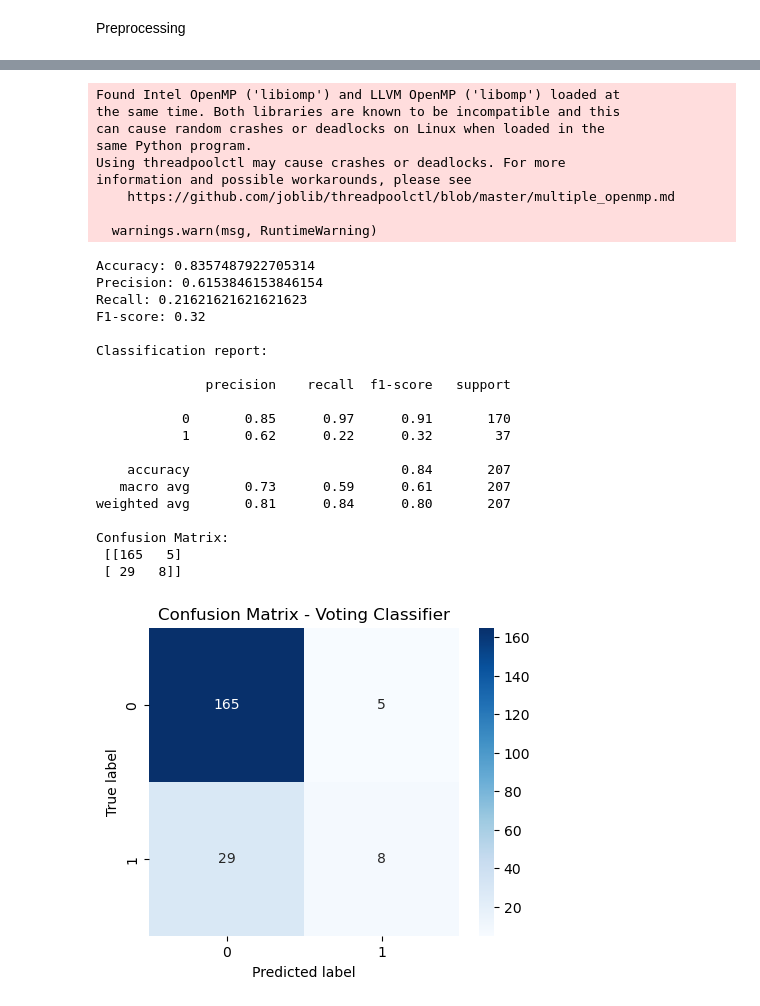
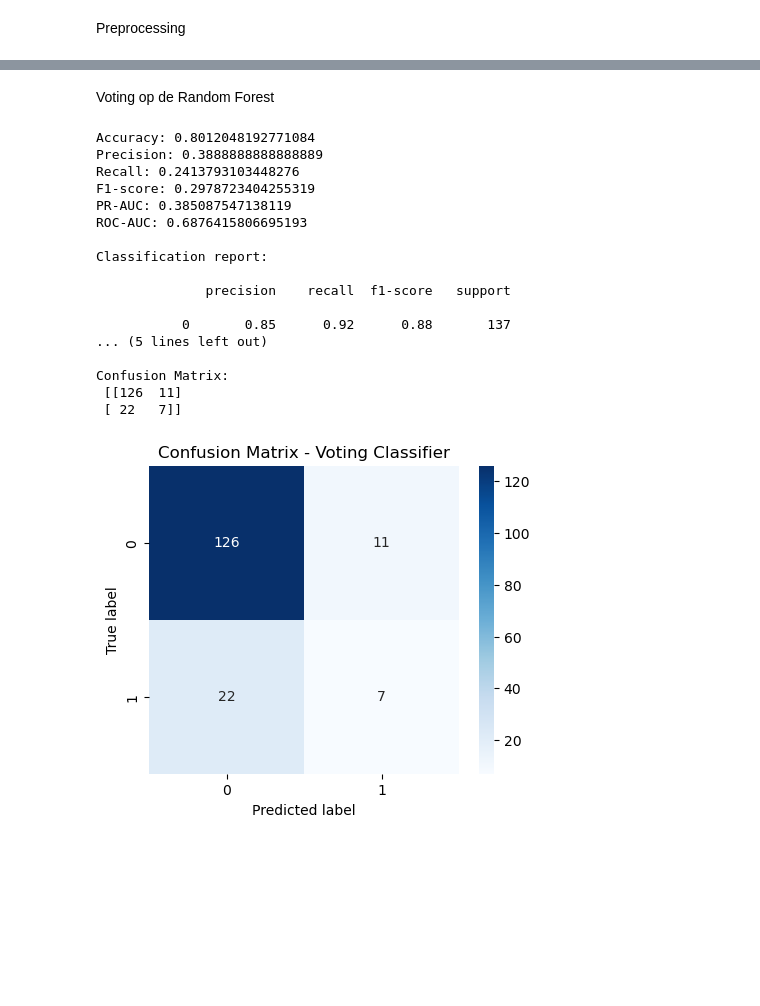
Before and after one commit to ereindersss/TM10011-Machine-learning-assignment-ECG-, a Jupyter notebook: assignment_clean.ipynb, the cells around one changed output, grey strips where cells are left out. Cells and saved outputs as stored; diff of their text form; code cells hidden in the pictures; blank space fills up the shorter version.

Commit message:
Aangepaste Preprocessing en random forest + voting

```diff
--- a/assignment_clean.ipynb
+++ b/assignment_clean.ipynb
@@ -82,7 +82,7 @@ Splitting the data in training and test sets
 X = raw_data.drop('label', axis=1)
 Y = raw_data['label']
 
-x_train, x_test, y_train, y_test = train_test_split(X, Y, test_size=0.25, random_state=4, stratify=Y)
+x_train, x_test, y_train, y_test = train_test_split(X, Y, test_size=0.20, random_state=4, stratify=Y)
 # %% [markdown]
 Preprocessing
 # %%
@@ -227,76 +334,65 @@ Confusion Matrix:
+# %% [markdown]
+Voting op de Random Forest
 # %%
-#Voting classifier met Logistic Regression, KNN en Decision Tree als base classifiers
 from sklearn.ensemble import VotingClassifier
+from sklearn.linear_model import LogisticRegression
+from sklearn.neighbors import KNeighborsClassifier
+from sklearn.tree import DecisionTreeClassifier
 
-lr = LogisticRegression(max_iter=1000, random_state=42)
+
+lr = LogisticRegression(max_iter=1000, random_state=42, class_weight='balanced')
 knn = KNeighborsClassifier(n_neighbors=5)
-dt = DecisionTreeClassifier(random_state=42)
+dt = DecisionTreeClassifier(random_state=42, class_weight='balanced')
 
 voting = VotingClassifier(
     estimators=[
         ('lr', lr),
         ('knn', knn),
         ('dt', dt)
     ],
     voting='soft'
 )
 
-# Train het model
 voting.fit(x_train_scaled, y_train)
 
-# Maak voorspellingen
 y_pred_vote = voting.predict(x_test_scaled)
+y_prob_vote = voting.predict_proba(x_test_scaled)[:, 1]
 
-# =========================
-# Evaluatie
-# =========================
-print("Accuracy:", metrics.accuracy_score(y_test, y_pred_vote))
-print("Precision:", precision_score(y_test, y_pred_vote))
-print("Recall:", recall_score(y_test, y_pred_vote))
-print("F1-score:", f1_score(y_test, y_pred_vote))
+print("Accuracy:", accuracy_score(y_test, y_pred_vote))
+print("Precision:", precision_score(y_test, y_pred_vote, zero_division=0))
+print("Recall:", recall_score(y_test, y_pred_vote, zero_division=0))
+print("F1-score:", f1_score(y_test, y_pred_vote, zero_division=0))
+print("PR-AUC:", average_precision_score(y_test, y_prob_vote))
+print("ROC-AUC:", roc_auc_score(y_test, y_prob_vote))
 
 print("\nClassification report:\n")
-print(classification_report(y_test, y_pred_vote))
+print(classification_report(y_test, y_pred_vote, zero_division=0))
 
-# =========================
-# Confusion matrix
-# =========================
 cm_vote = confusion_matrix(y_test, y_pred_vote)
 print("Confusion Matrix:\n", cm_vote)
 
 plt.figure(figsize=(5,4))
 sns.heatmap(cm_vote, annot=True, fmt='d', cmap='Blues')
 plt.xlabel("Predicted label")
 plt.ylabel("True label")
 plt.title("Confusion Matrix - Voting Classifier")
 plt.show()
 # %% [output]
-Found Intel OpenMP ('libiomp') and LLVM OpenMP ('libomp') loaded at
-the same time. Both libraries are known to be incompatible and this
-can cause random crashes or deadlocks on Linux when loaded in the
-same Python program.
-Using threadpoolctl may cause crashes or deadlocks. For more
-information and possible workarounds, please see
-    https://github.com/joblib/threadpoolctl/blob/master/multiple_openmp.md
+Accuracy: 0.8012048192771084
+Precision: 0.3888888888888889
+Recall: 0.2413793103448276
+F1-score: 0.2978723404255319
+PR-AUC: 0.385087547138119
+ROC-AUC: 0.6876415806695193
 
-  warnings.warn(msg, RuntimeWarning)
+Classification report:
+
+              precision    recall  f1-score   support
+
+           0       0.85      0.92      0.88       137
+... (5 lines left out)
+
+Confusion Matrix:
+ [[126  11]
+ [ 22   7]]
-Accuracy: 0.8357487922705314
-Precision: 0.6153846153846154
-Recall: 0.21621621621621623
-F1-score: 0.32
-
-Classification report:
-
-              precision    recall  f1-score   support
-
-           0       0.85      0.97      0.91       170
-           1       0.62      0.22      0.32        37
-
-    accuracy                           0.84       207
-   macro avg       0.73      0.59      0.61       207
-weighted avg       0.81      0.84      0.80       207
-
-Confusion Matrix:
- [[165   5]
- [ 29   8]]
-[figure, old version]
+[figure, new version]
```
Also changed, not shown: parts of 5 cells of this notebook.
